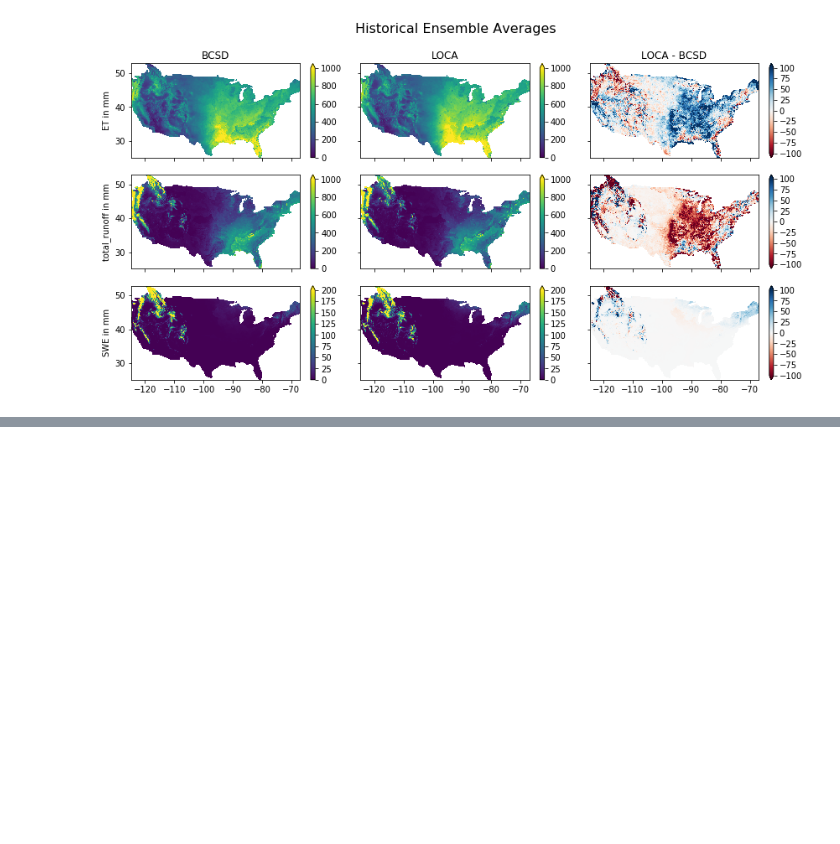
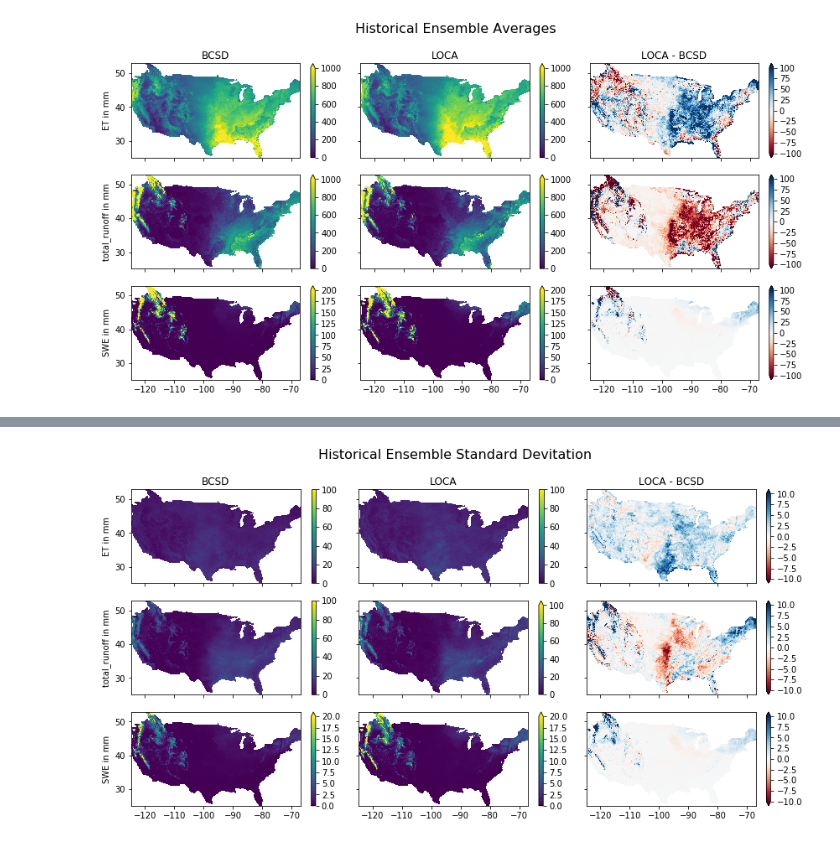
Before and after one commit to nmizukami/LOCA_Downscaling_Analysis, a Jupyter notebook: notebooks/analysis_monthly_historic_ensem_jav.ipynb, the cells around one changed output, grey strips where cells are left out. Drawn from its saved outputs; the diff is of its cells as text; code cells hidden in the pictures; blank space fills up the shorter version.

```diff
--- a/notebooks/analysis_monthly_historic_ensem_jav.ipynb
+++ b/notebooks/analysis_monthly_historic_ensem_jav.ipynb
@@ -272,0 +295,51 @@ fig.savefig(f'/glade/u/home/jvano/workdir/loca_figs/hydro_monthly_historic_met_e
+# %%
+# Fig standard dev
+hydro_vars = ['ET', 'total_runoff', 'SWE']
+kwargs = {'ET': {'vmin': 0, 'vmax': 100},
+          'total_runoff': {'vmin': 0, 'vmax': 100},
+          'SWE': {'vmin': 0, 'vmax': 20},}
+units = {'ET': 'mm', 'total_runoff': 'mm', 'SWE': 'mm'}
+
+pct = False
+diff_kws = {False: {'ET': {'vmin': -10, 'vmax': 10, 'cmap': 'RdBu', 'extend': 'both'},
+                    'total_runoff': {'vmin': -10, 'vmax': 10, 'cmap': 'RdBu', 'extend': 'both'},
+                    'SWE': {'vmin': -10, 'vmax': 10, 'cmap': 'RdBu', 'extend': 'both'}},
+            True: {'ET': {'vmin': -50, 'vmax': 50, 'cmap': 'RdBu', 'extend': 'both'},
+                   'total_runoff': {'vmin': -50, 'vmax': 50, 'cmap': 'RdBu', 'extend': 'both'},
+                   'SWE': {'vmin': -50, 'vmax': 50, 'cmap': 'RdBu', 'extend': 'both'}}}
+
+
+nrows = len(hydro_vars)
+ncols = 3
+
+fig, axes = plt.subplots(ncols=ncols, nrows=nrows, sharex=True, sharey=True, figsize=(4*ncols, 2*nrows))
+
+for row, var in enumerate(hydro_vars):
+
+    for col, (title, ensemble) in enumerate([('BCSD', ens_std_hydro['bcsd'],),
+                                             ('LOCA', ens_std_hydro['loca'])]):
+
+        ax = axes[row, col]
+        if row == 0:
+            ax.set_title(title)
+
+        ensemble[var].plot.pcolormesh(ax=ax, add_labels=False, **kwargs[var])
+        if col == 0:
+            ax.set_ylabel(f'{hydro_vars[row]} in {units[var]}')
+
+
+    ax = axes[row, -1]
+
+    calc_change(ens_std_hydro['bcsd'][var], ens_std_hydro['loca'][var], pct=pct).plot.pcolormesh(ax=ax, add_labels=False, **diff_kws[pct][var])
+    if row == 0:
+        ax.set_title('LOCA - BCSD')
+
+    #title = var.upper()
+    #title += ' (%s)' % units[var]
+    unit_str = units[var]
+
+fig.suptitle('Historical Ensemble Standard Devitation', fontsize=16, y=1.05)
+fig.tight_layout()
+fig.savefig(f'/glade/u/home/jvano/workdir/loca_figs/hydro_monthly_historic_ens_std_30{year_type}Ys.png', dpi=300, bbox_inches='tight')
+# %% [output]
+[figure, added]
```
Also changed, not shown: parts of 14 cells of this notebook, 7 other files.
